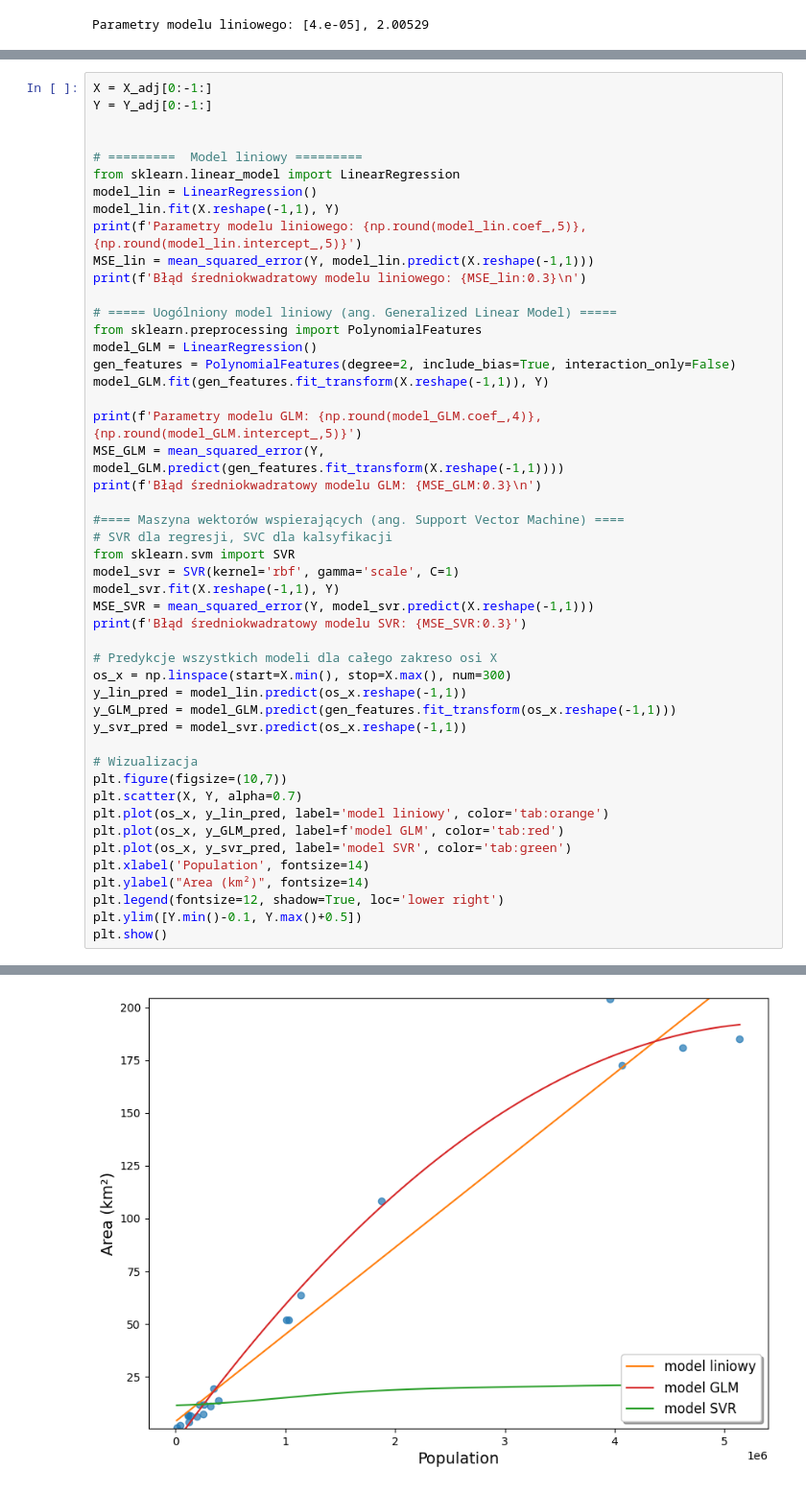
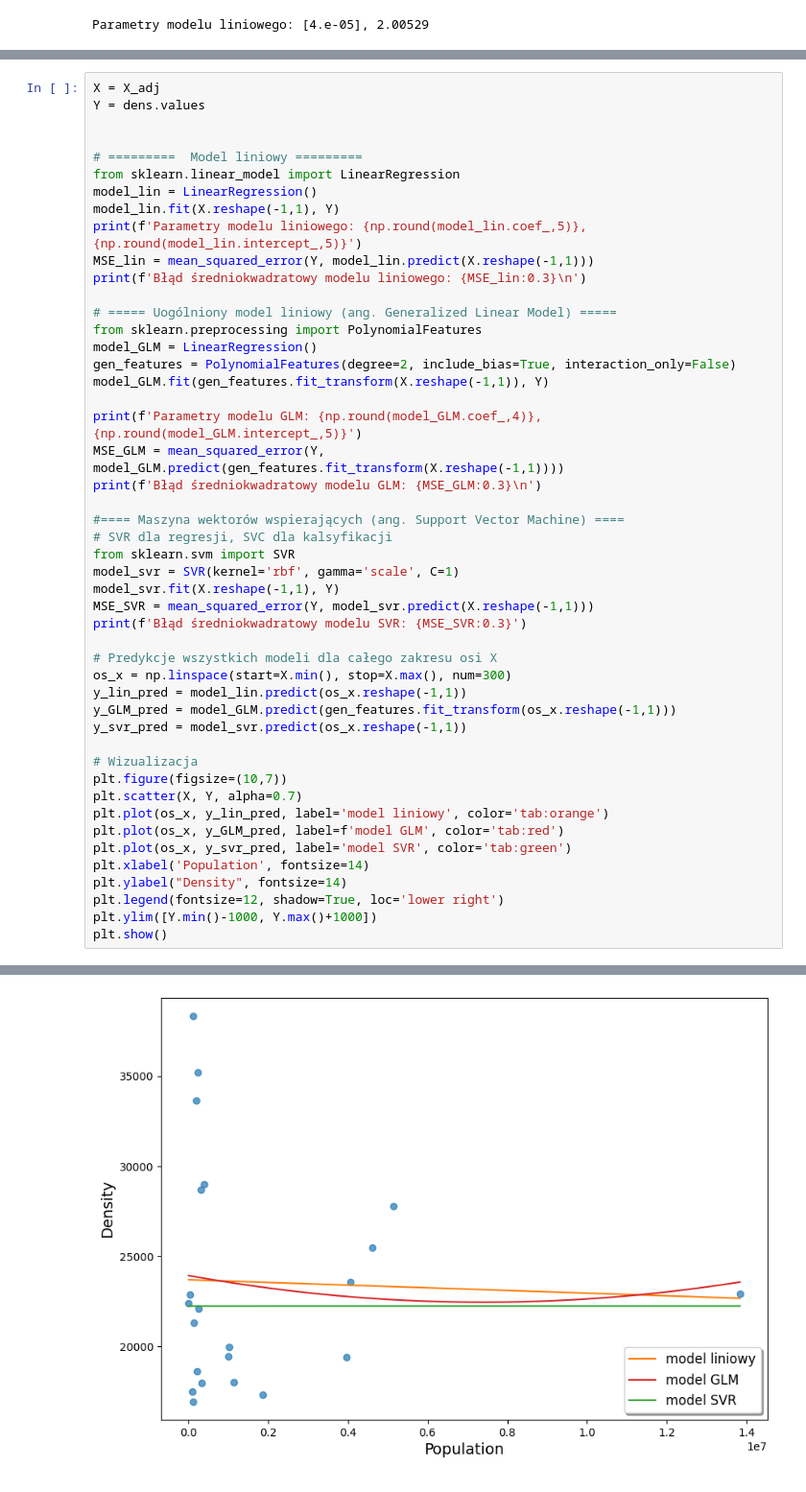
Before and after one commit to ShadowproofGamer/MSiD_lista_3, a Jupyter notebook: lista3.ipynb, the cells around one changed output, grey strips where cells are left out. Shown at 96% size. Saved outputs shown, nothing was run; the diff lists cells and outputs as text.

```diff
--- a/lista3.ipynb
+++ b/lista3.ipynb
@@ -384,6 +452,6 @@ Błąd średniokwadratowy modelu SVR: 2.11e+04
 # %%
-X = X_adj[0:-1:]
-Y = Y_adj[0:-1:]
+X = X_adj
+Y = dens.values
 
 
 # =========  Model liniowy =========
@@ -412,7 +480,7 @@ model_svr.fit(X.reshape(-1,1), Y)
 MSE_SVR = mean_squared_error(Y, model_svr.predict(X.reshape(-1,1)))
 print(f'Błąd średniokwadratowy modelu SVR: {MSE_SVR:0.3}')
 
-# Predykcje wszystkich modeli dla całego zakreso osi X
+# Predykcje wszystkich modeli dla całego zakresu osi X
 os_x = np.linspace(start=X.min(), stop=X.max(), num=300)
 y_lin_pred = model_lin.predict(os_x.reshape(-1,1))
 y_GLM_pred = model_GLM.predict(gen_features.fit_transform(os_x.reshape(-1,1)))
@@ -425,8 +493,8 @@ plt.plot(os_x, y_lin_pred, label='model liniowy', color='tab:orange')
 plt.plot(os_x, y_GLM_pred, label=f'model GLM', color='tab:red')
 plt.plot(os_x, y_svr_pred, label='model SVR', color='tab:green')
 plt.xlabel('Population', fontsize=14)
-plt.ylabel("Area (km²)", fontsize=14)
+plt.ylabel("Density", fontsize=14)
 plt.legend(fontsize=12, shadow=True, loc='lower right')
-plt.ylim([Y.min()-0.1, Y.max()+0.5])
+plt.ylim([Y.min()-1000, Y.max()+1000])
 plt.show()
 # %% [output]
@@ -440 +508 @@ Błąd średniokwadratowy modelu SVR: 5.86e+03
-[figure, old version]
+[figure, new version]
```
Also changed, not shown: parts of 13 cells of this notebook.
